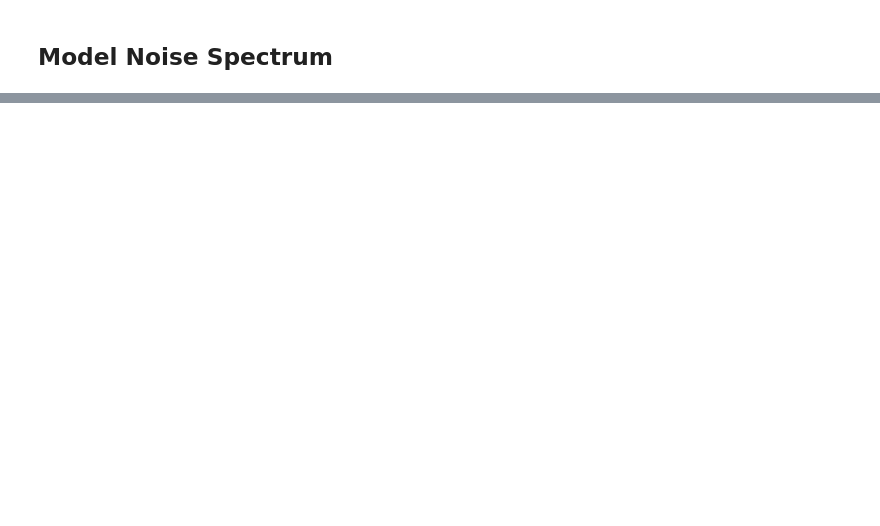
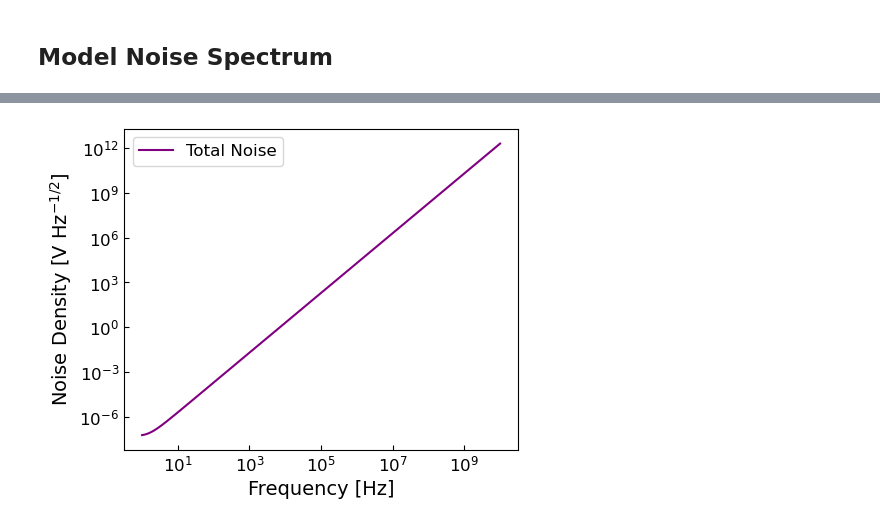
Before and after one commit to brockparker/Research, a Jupyter notebook: CCDs/skipper_noise_testing.ipynb, the cells around one changed output, grey strips where cells are left out. Cells and saved outputs as stored; diff of their text form; code cells hidden in the pictures; blank space fills up the shorter version.

```diff
--- a/CCDs/skipper_noise_testing.ipynb
+++ b/CCDs/skipper_noise_testing.ipynb
@@ -265,0 +274,34 @@ factor
+# %%
+def noise_model(f, ewn, f1, f2):
+    return ewn/(f).value + ewn + (f).value**2 * ewn
+# %%
+quantity_support()
+
+fig, ax = plt.subplots(1, 1, figsize=(5,4), layout='tight')
+
+freqs = np.logspace(0,10,10000) * u.Hz
+
+wn_floor = 2e-8 * u.V / ((u.Hz)**(1/2))
+
+nc_1f = 100 * u.kHz
+nc_1f2 = 100 * u.kHz#2e6 * u.Hz # Nominally 100 * u.kHz
+
+ax.plot(freqs, noise_model(freqs, wn_floor, nc_1f, nc_1f2), label='Total Noise', color='purple')
+
+ax.set_xlabel(r'Frequency [Hz]')
+ax.set_ylabel(r'Noise Density [V Hz$^{-1/2}$]')
+ax.legend(loc = 'best')
+# ax.set_xlim(1e3, 1e7)
+ax.set_xscale('log')
+ax.set_yscale('log')
+# ax.set_ylim(1e-9, 1e-5)
+
+ax.tick_params(axis='both', direction='in', which='both')
+
+fig.tight_layout()
+
+# plt.savefig('C:/Users/Brock/Documents/Git/Research/CCDs/ccd_integrated_noise.png', dpi=250)
+# plt.savefig('/home/baparker/GitHub/Research/CCDs/ccd_integrated_noise.png', dpi=250)
+plt.show()
+# %% [output]
+[figure, added]
```
Also changed, not shown: parts of 8 cells of this notebook.
